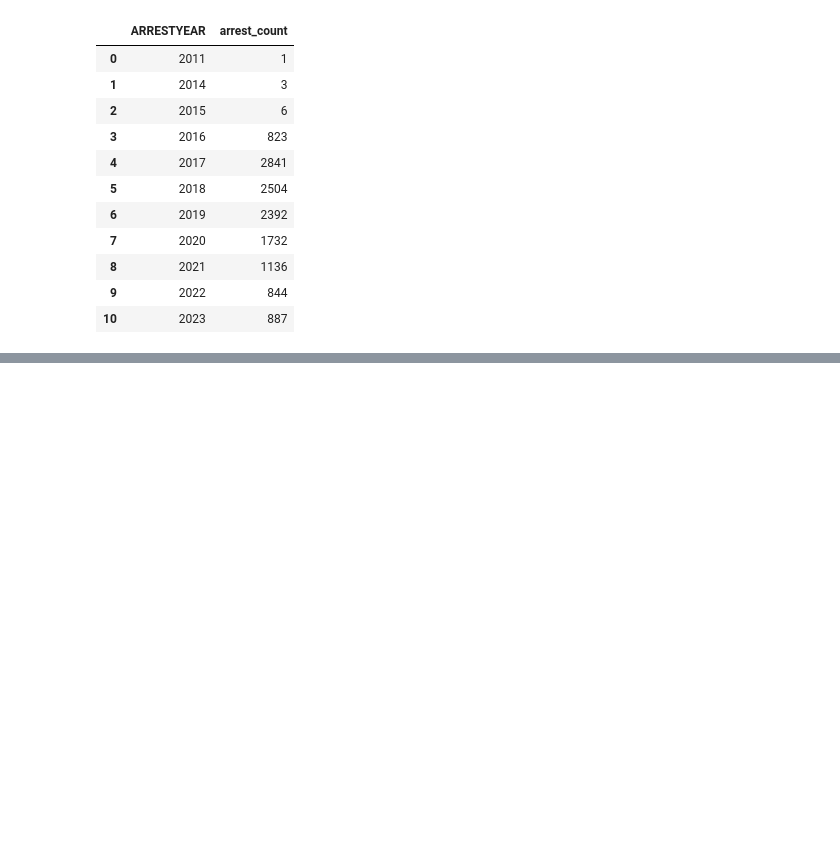
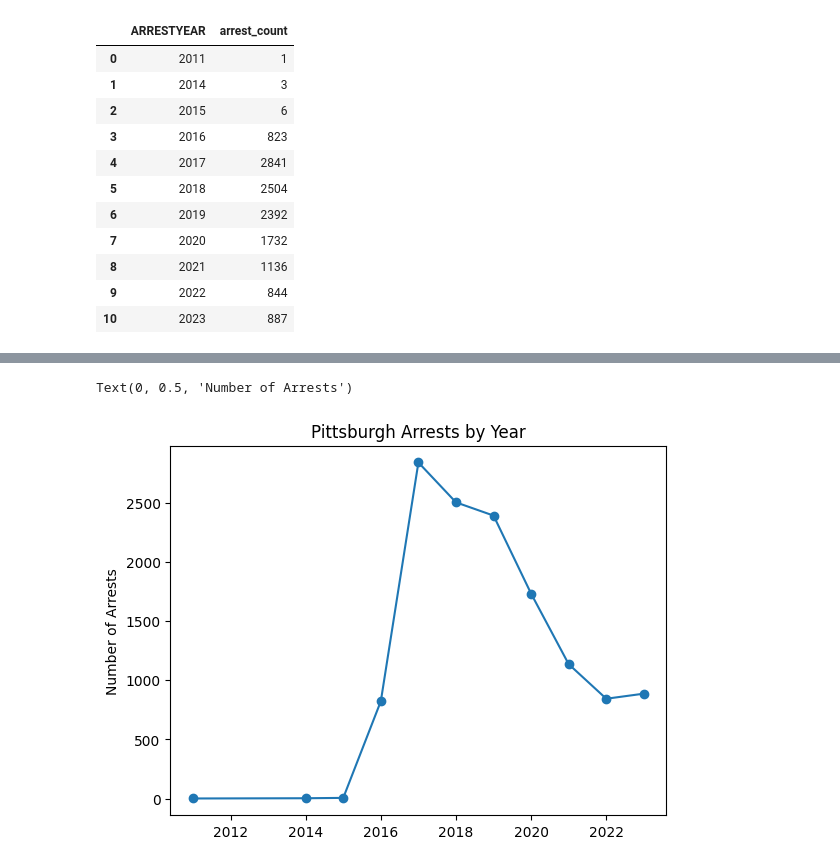
Before and after one commit to trailmarkerlib/policeProjectPythonWorkshop, a Jupyter notebook: python_workshop_2024_02_05.ipynb, the cells around one changed output, grey strips where cells are left out. Saved outputs shown, nothing was run; the diff lists cells and outputs as text; code cells hidden in the pictures; blank space fills up the shorter version.

```diff
--- a/python_workshop_2024_02_05.ipynb
+++ b/python_workshop_2024_02_05.ipynb
@@ -83,0 +97,7 @@ df_summ_by_year
+# %%
+plt.plot(df_summ_by_year['ARRESTYEAR'], df_summ_by_year['arrest_count'], marker='o', linestyle='solid')
+plt.title('Pittsburgh Arrests by Year')
+plt.ylabel('Number of Arrests')
+# %% [output]
+Text(0, 0.5, 'Number of Arrests')
+[figure, added]
```
Also changed, not shown: parts of 7 cells of this notebook.
